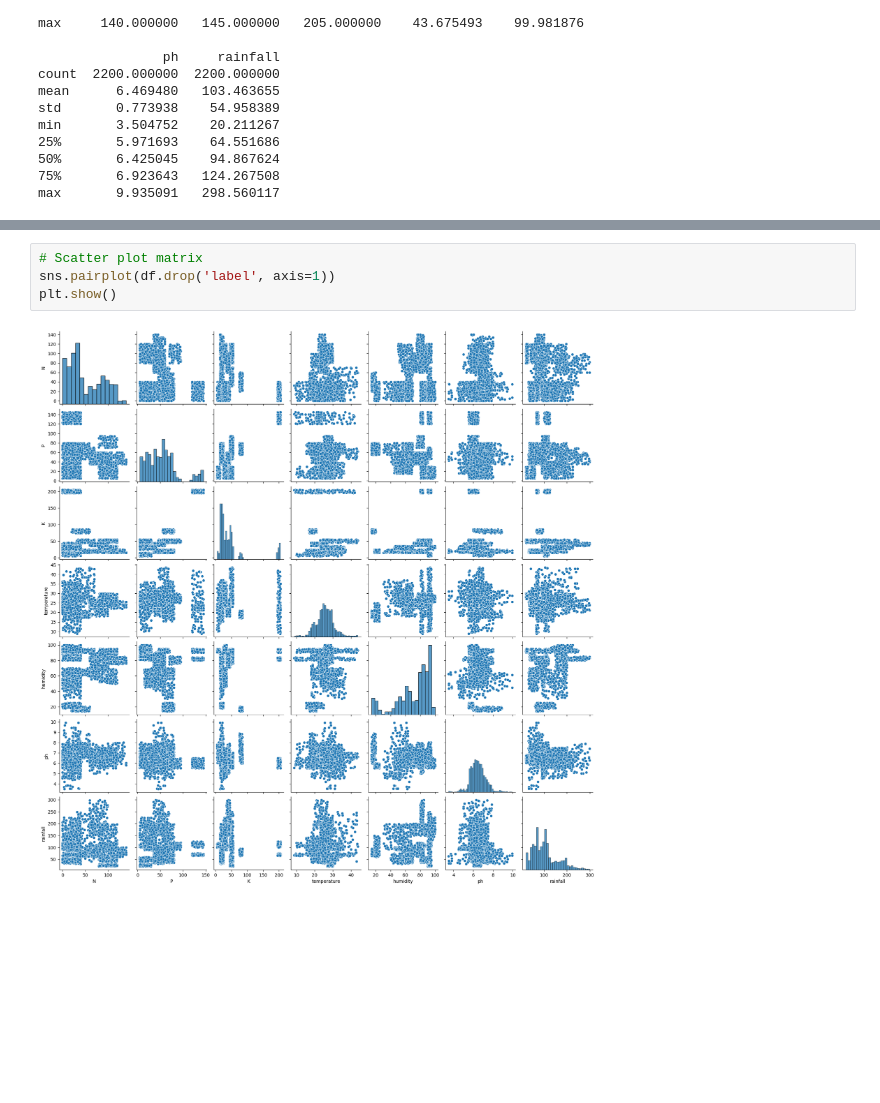
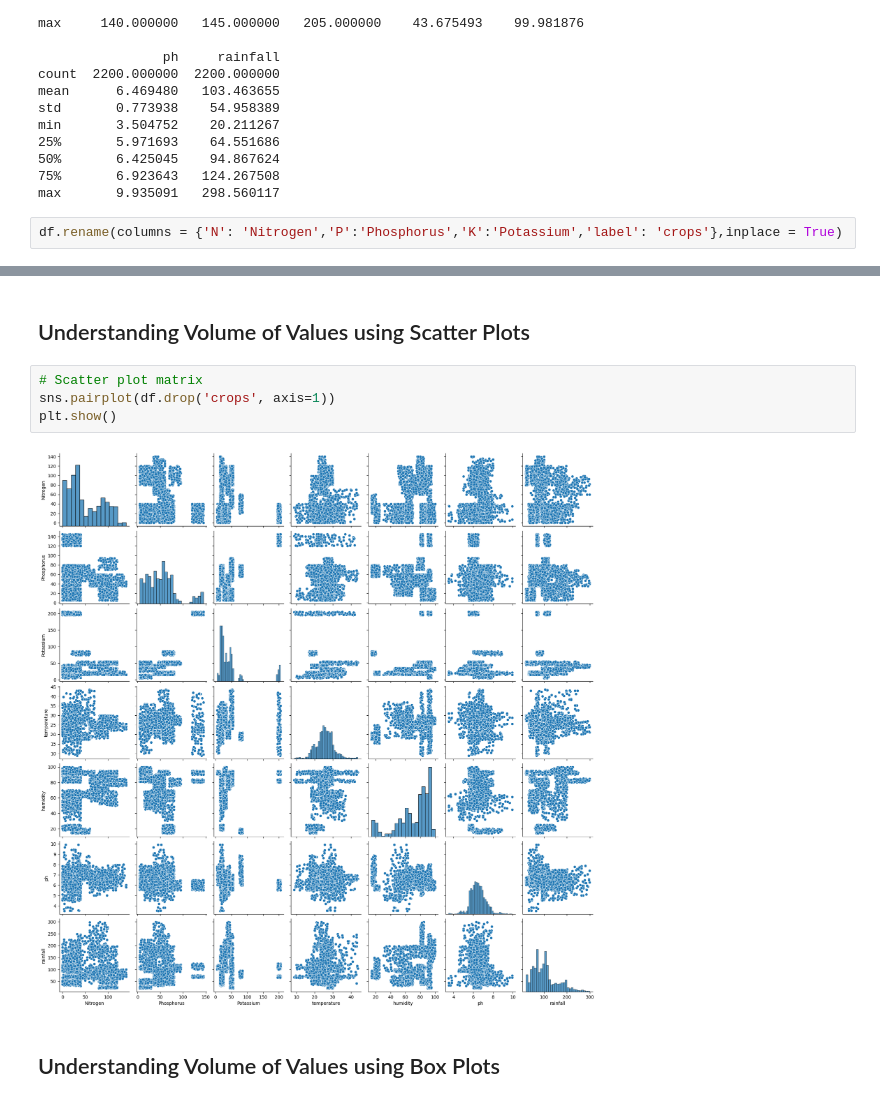
Before and after one commit to nikhilbansal23/Crop-Recommendation, a Jupyter notebook: Crop_Recommendation.ipynb, the cells around one changed output, grey strips where cells are left out. Saved outputs shown, nothing was run; the diff lists cells and outputs as text; blank space fills up the shorter version.

```diff
--- a/Crop_Recommendation.ipynb
+++ b/Crop_Recommendation.ipynb
@@ -95,3 +97,5 @@ min       3.504752    20.211267
 50%       6.425045    94.867624
 75%       6.923643   124.267508
 max       9.935091   298.560117
+# %%
+df.rename(columns = {'N': 'Nitrogen','P':'Phosphorus','K':'Potassium','label': 'crops'},inplace = True)
@@ -109,9 +121,13 @@ plt.show()
+# %% [markdown]
+## Understanding Volume of Values using Scatter Plots
 # %%
 # Scatter plot matrix
-sns.pairplot(df.drop('label', axis=1))
+sns.pairplot(df.drop('crops', axis=1))
 plt.show()
 # %% [output]
-[figure, old version]
+[figure, new version]
+# %% [markdown]
+## Understanding Volume of Values using Box Plots
 # %%
 # Box plots
 plt.figure(figsize=(12, 8))
```
Also changed, not shown: parts of 28 cells of this notebook.
